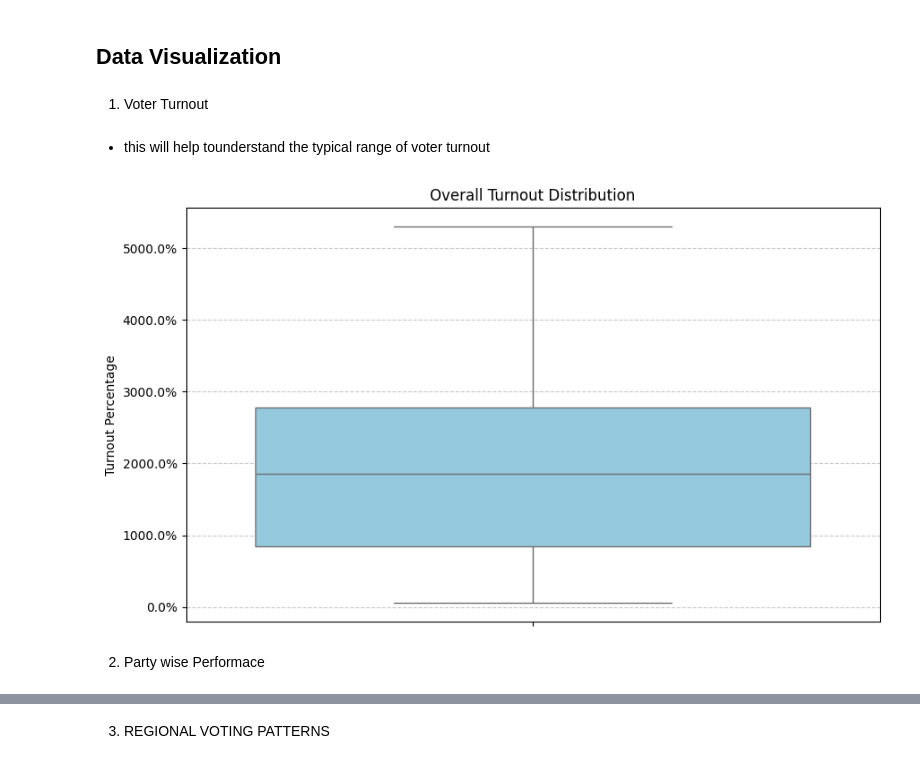
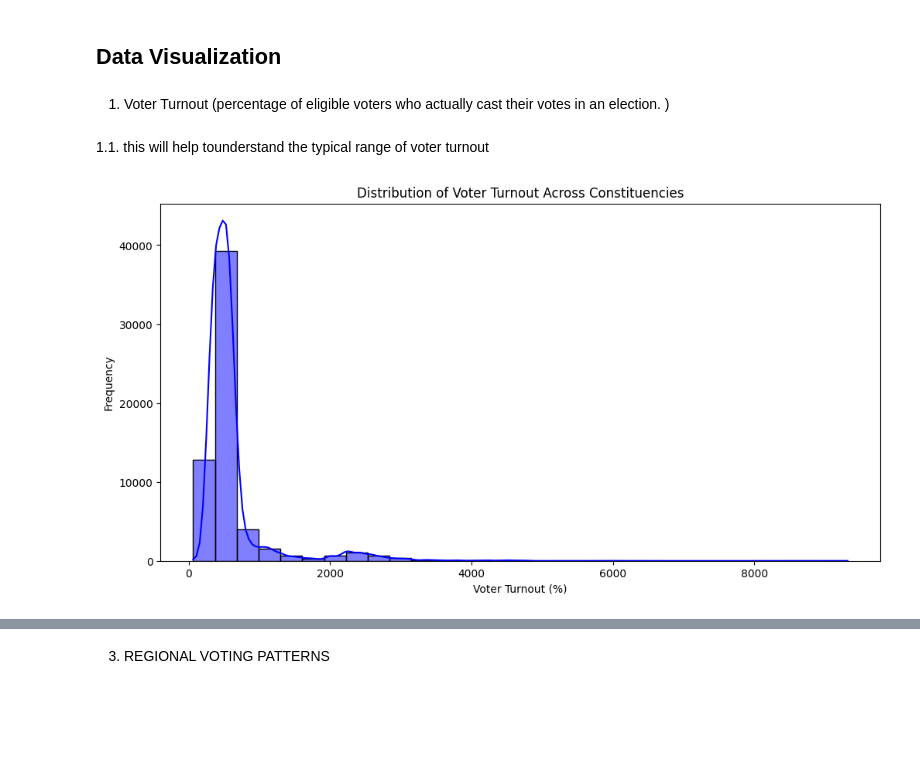
Before and after one commit to Anamikaghosh18/PythonDataAnalysis, a Jupyter notebook: EDA.ipynb, the cells around one changed output, grey strips where cells are left out. Saved outputs shown, nothing was run; the diff lists cells and outputs as text; code cells hidden in the pictures; blank space fills up the shorter version.

```diff
--- a/EDA.ipynb
+++ b/EDA.ipynb
@@ -100,20 +110,21 @@ df.describe()
 ## Data Visualization
 # %%
 import matplotlib.ticker as ticker
-# %% [markdown]
-1. Voter Turnout
+# %% [markdown]
+1. Voter Turnout (percentage of eligible voters who actually cast their votes in an election. )
 # %% [markdown]
-- this will help tounderstand the typical range of voter turnout
+1.1. this will help tounderstand the typical range of voter turnout
-# %%
-
-plt.figure(figsize=(10 ,6))
-sns.boxplot(y=df['Turnout Percentage'], color='skyblue')
-plt.title('Overall Turnout Distribution')
-plt.ylabel('Turnout Percentage')
-plt.gca().yaxis.set_major_formatter(ticker.FuncFormatter(lambda x, _: f'{x:.1f}%'))
-plt.grid(axis='y', linestyle='--', alpha=0.7)
-plt.show()
-# %% [output]
-[figure, removed]
-# %% [markdown]
-2. Party wise Performace
+# %%
+# voter turnout percentage at the Assembly Constituency (AC) level
+df["Voter Turnout (%)"] = (df["Votes Secured Evm_Total"] / df["Total Electors In AC"]) * 100
+
+plt.figure(figsize=(12, 6))
+sns.histplot(df["Voter Turnout (%)"], bins=30, kde=True, color="blue")
+
+plt.xlabel("Voter Turnout (%)")
+plt.ylabel("Frequency")
+plt.title("Distribution of Voter Turnout Across Constituencies")
+
+plt.show()
+# %% [output]
+[figure, added]
```
Also changed, not shown: parts of 33 cells of this notebook.
